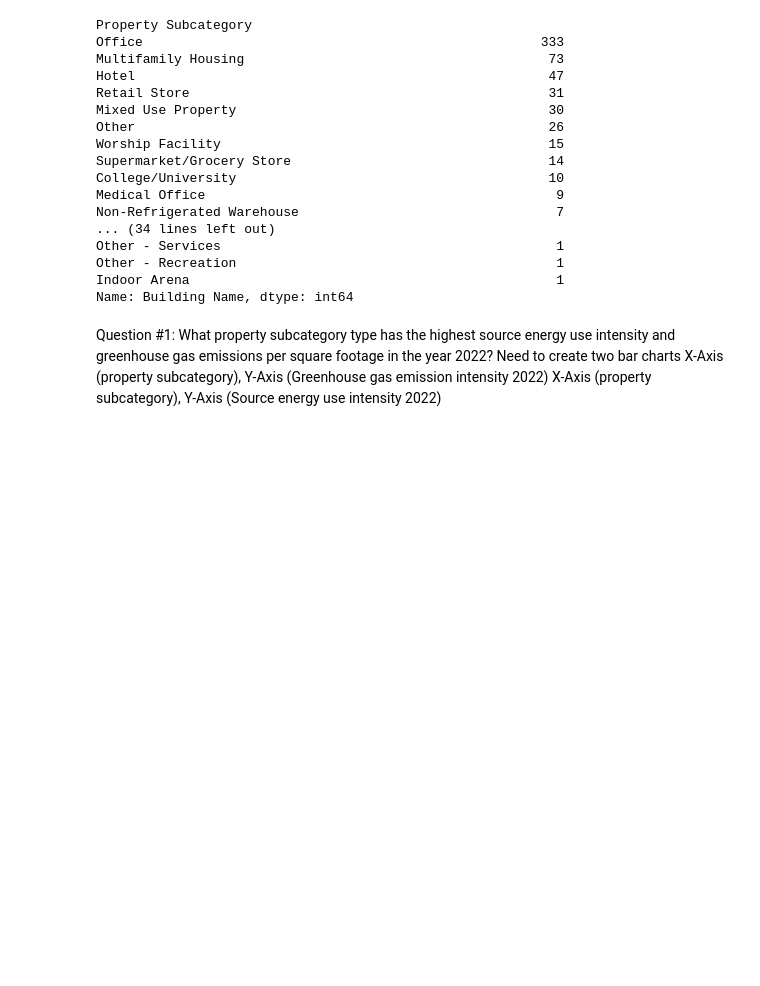
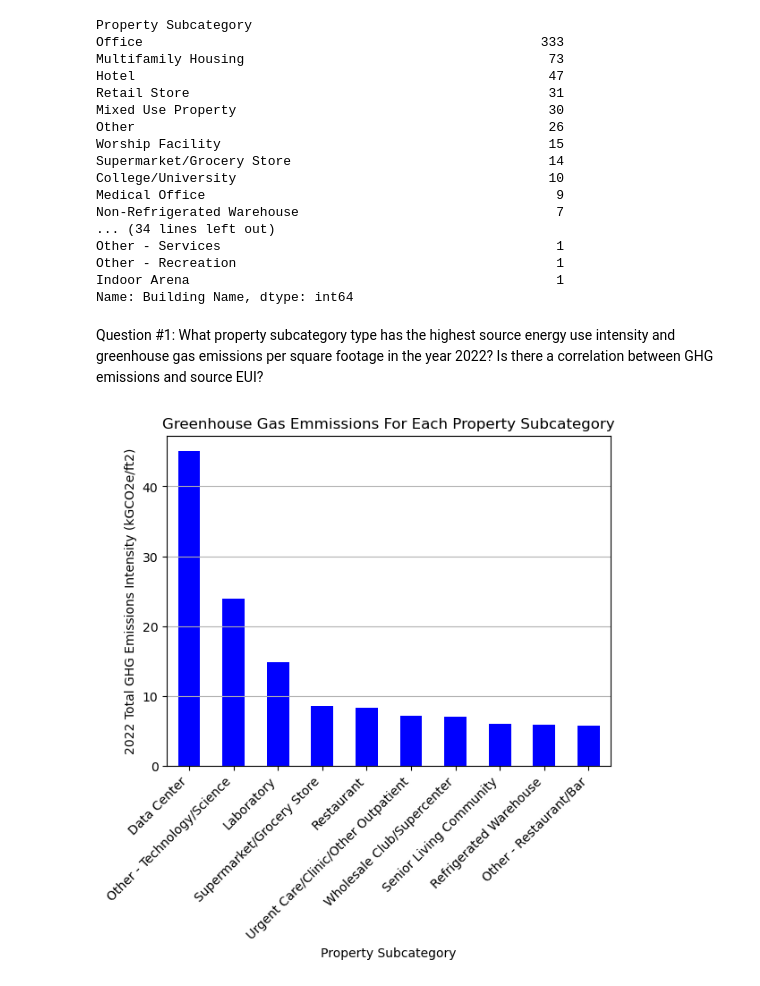
Before and after one commit to zohairnz/project-1, a Jupyter notebook: Project_1.ipynb, the cells around one changed output. Saved outputs shown, nothing was run; the diff lists cells and outputs as text; code cells hidden in the pictures; blank space fills up the shorter version.

```diff
--- a/Project_1.ipynb
+++ b/Project_1.ipynb
@@ -116,7 +116,18 @@ Other - Recreation                                         1
 Indoor Arena                                               1
 Name: Building Name, dtype: int64
 # %% [markdown]
-Question #1: What property subcategory type has the highest source energy use intensity and greenhouse gas emissions per square footage in the year 2022?
-Need to create two bar charts
-X-Axis (property subcategory), Y-Axis (Greenhouse gas emission intensity 2022)
-X-Axis (property subcategory), Y-Axis (Source energy use intensity 2022)
+Question #1: What property subcategory type has the highest source energy use intensity and greenhouse gas emissions per square footage in the year 2022? Is there a correlation between GHG emissions and source EUI?
+# %%
+# Determine median GHG emission intesity for 2022 for property subcategory
+ghg_use = clean_results_df.groupby("Property Subcategory")['2022 Total GHG Emissions Intensity (kGCO2e/ft2)'].median().sort_values(ascending=False).head(10)
+
+ghg_use.plot.bar(color='b')
+plt.xlabel("Property Subcategory")
+plt.ylabel("2022 Total GHG Emissions Intensity (kGCO2e/ft2)")
+plt.title("Greenhouse Gas Emmissions For Each Property Subcategory")
+plt.grid(axis = 'y')
+plt.xticks(rotation = 45, ha = 'right')
+plt.savefig('Figure 1a GHG Emmissions vs Subcategory.png', bbox_inches='tight')
+plt.show()
+# %% [output]
+[figure, added]
```
Also changed, not shown: parts of 8 cells of this notebook, 6 other files.
